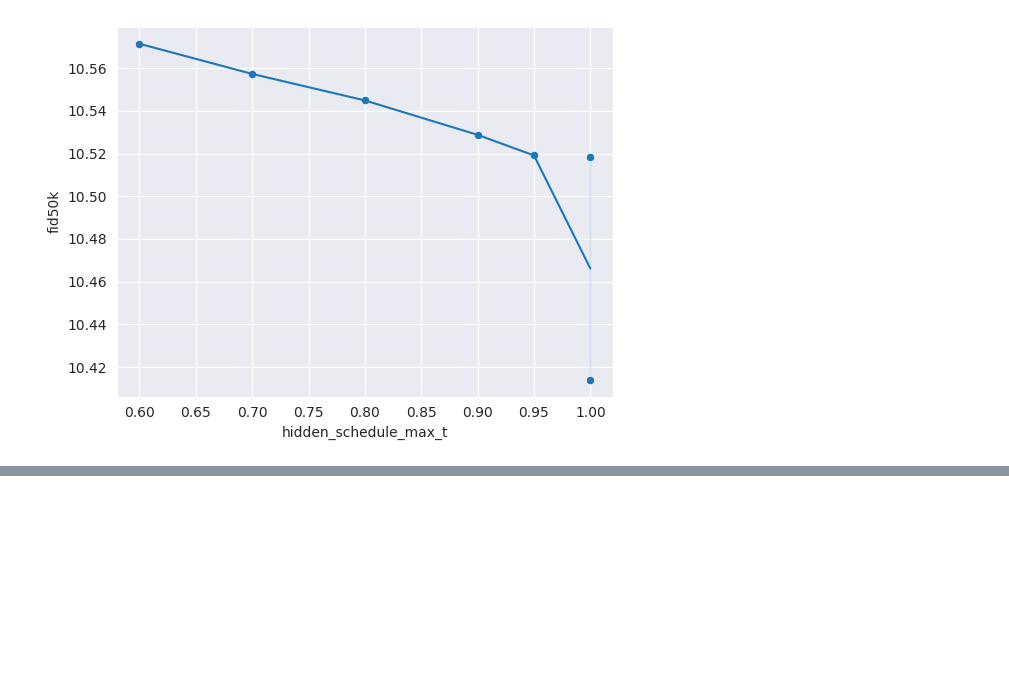
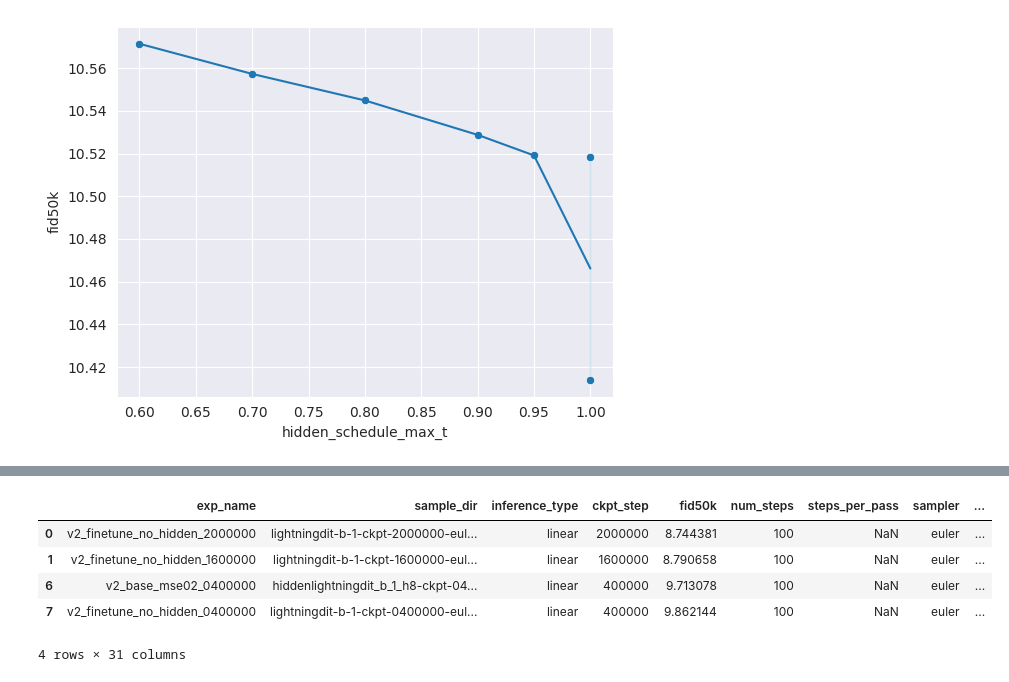
Before and after one commit to BartekPog/sfd-encoder, a Jupyter notebook: notebooks/fid_tables.ipynb, the cells around one changed output, grey strips where cells are left out. Saved outputs shown, nothing was run; the diff lists cells and outputs as text; code cells hidden in the pictures; blank space fills up the shorter version.

```diff
--- a/notebooks/fid_tables.ipynb
+++ b/notebooks/fid_tables.ipynb
@@ -165,0 +203,14 @@ sns.scatterplot(x="hidden_schedule_max_t", y="fid50k", data=plot_df)
+# %%
+(
+    df[
+        (df["training_steps"] >= 400000)
+        # & (df["hidden_sphere_clamp"] == True)
+    ]
+)
+# %% [output]
+|  | exp_name | sample_dir | inference_type | ckpt_step | fid50k | num_steps | steps_per_pass | sampler | ... |
+| 0 | v2_finetune_no_hidden_2000000 | lightningdit-b-1-ckpt-2000000-eul... | linear | 2000000 | 8.744381 | 100 | NaN | euler | ... |
+| 1 | v2_finetune_no_hidden_1600000 | lightningdit-b-1-ckpt-1600000-eul... | linear | 1600000 | 8.790658 | 100 | NaN | euler | ... |
+| 6 | v2_base_mse02_0400000 | hiddenlightningdit_b_1_h8-ckpt-04... | linear | 400000 | 9.713078 | 100 | NaN | euler | ... |
+| 7 | v2_finetune_no_hidden_0400000 | lightningdit-b-1-ckpt-0400000-eul... | linear | 400000 | 9.862144 | 100 | NaN | euler | ... |
+4 rows × 31 columns
```
Also changed, not shown: parts of 9 cells of this notebook, 14 other files.
